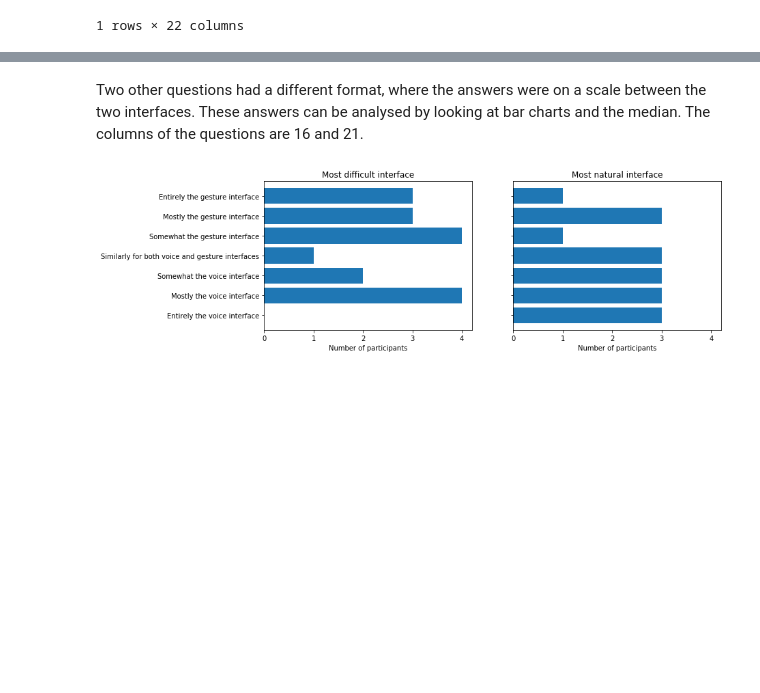
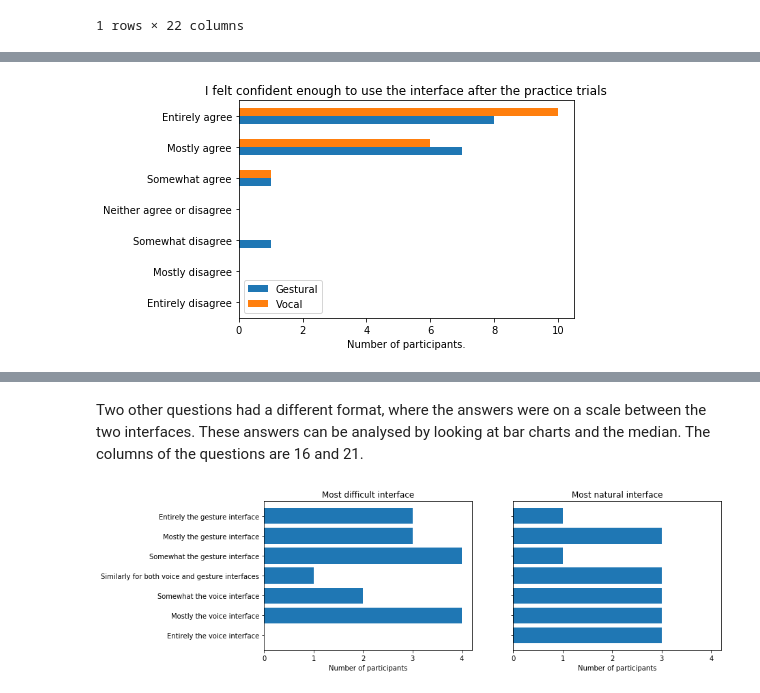
Before and after one commit to IsaiahvH/HRI-Dance-Project, a Jupyter notebook: Experiment/Analysis.ipynb, the cells around one changed output, grey strips where cells are left out. Cells and saved outputs as stored; diff of their text form; code cells hidden in the pictures; blank space fills up the shorter version.

```diff
--- a/Experiment/Analysis.ipynb
+++ b/Experiment/Analysis.ipynb
@@ -249,0 +252,15 @@ print(comparisons)
+# %%
+# For all questions, p > 0.05. In other words: nothing is significant!
+# Let's plot one of the answers, just to inspect it.
+answers_ges = []
+answers_voc = []
+for answer in range(1,8):
+    answers_ges.append(df.loc[df.iloc[:,5] == answer, column_names[5]].count())
+    answers_voc.append(df.loc[df.iloc[:,6] == answer, column_names[6]].count())
+confidence_df = pd.DataFrame({'Gestural': answers_ges, 'Vocal': answers_voc}, index=ranks)
+cfd_ax = confidence_df.plot.barh()
+cfd_ax.set_xlabel("Number of participants.")
+cfd_ax.set_title("I felt confident enough to use the interface after the practice trials")
+plt.show()
+# %% [output]
+[figure, added]
```
Also changed, not shown: parts of 9 cells of this notebook.
